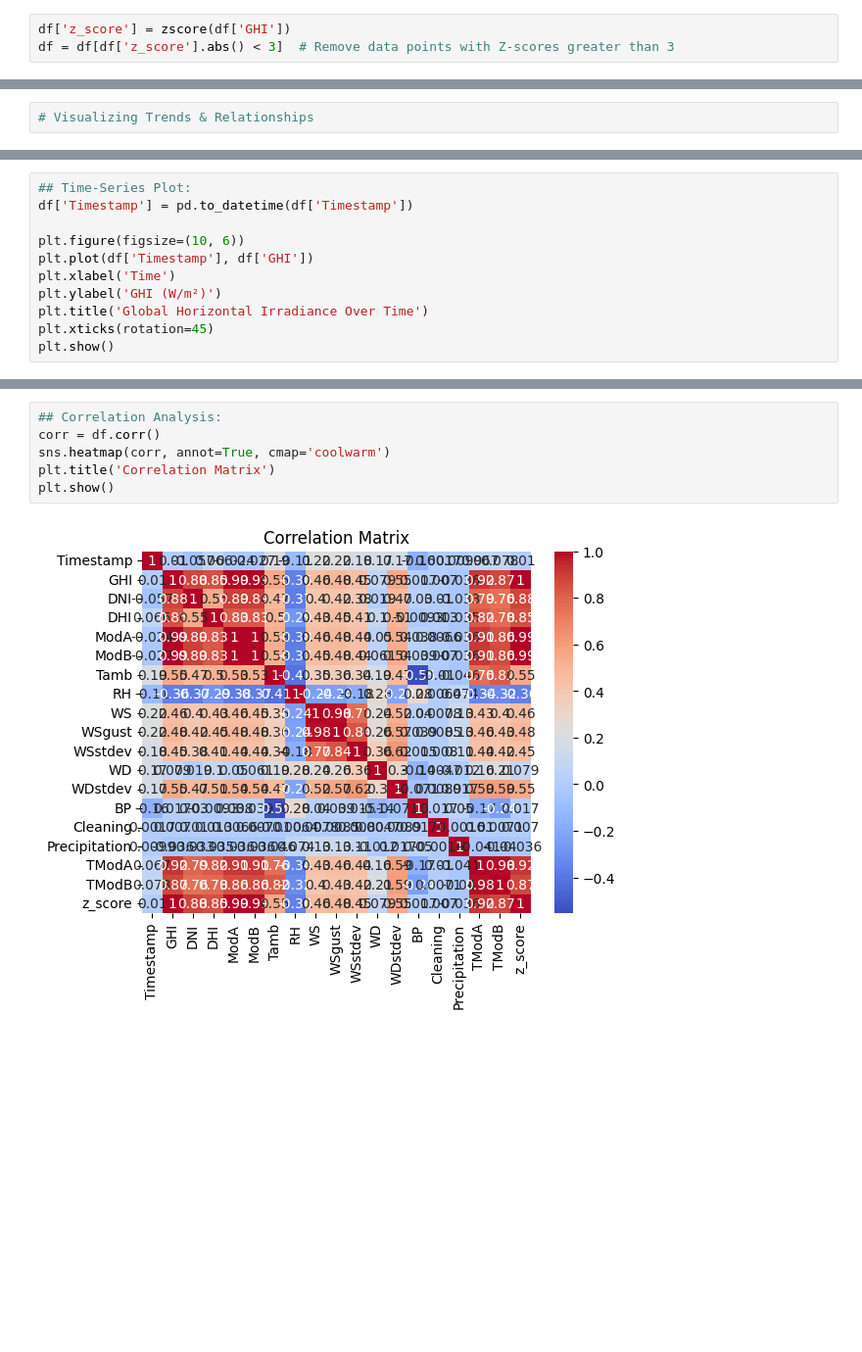
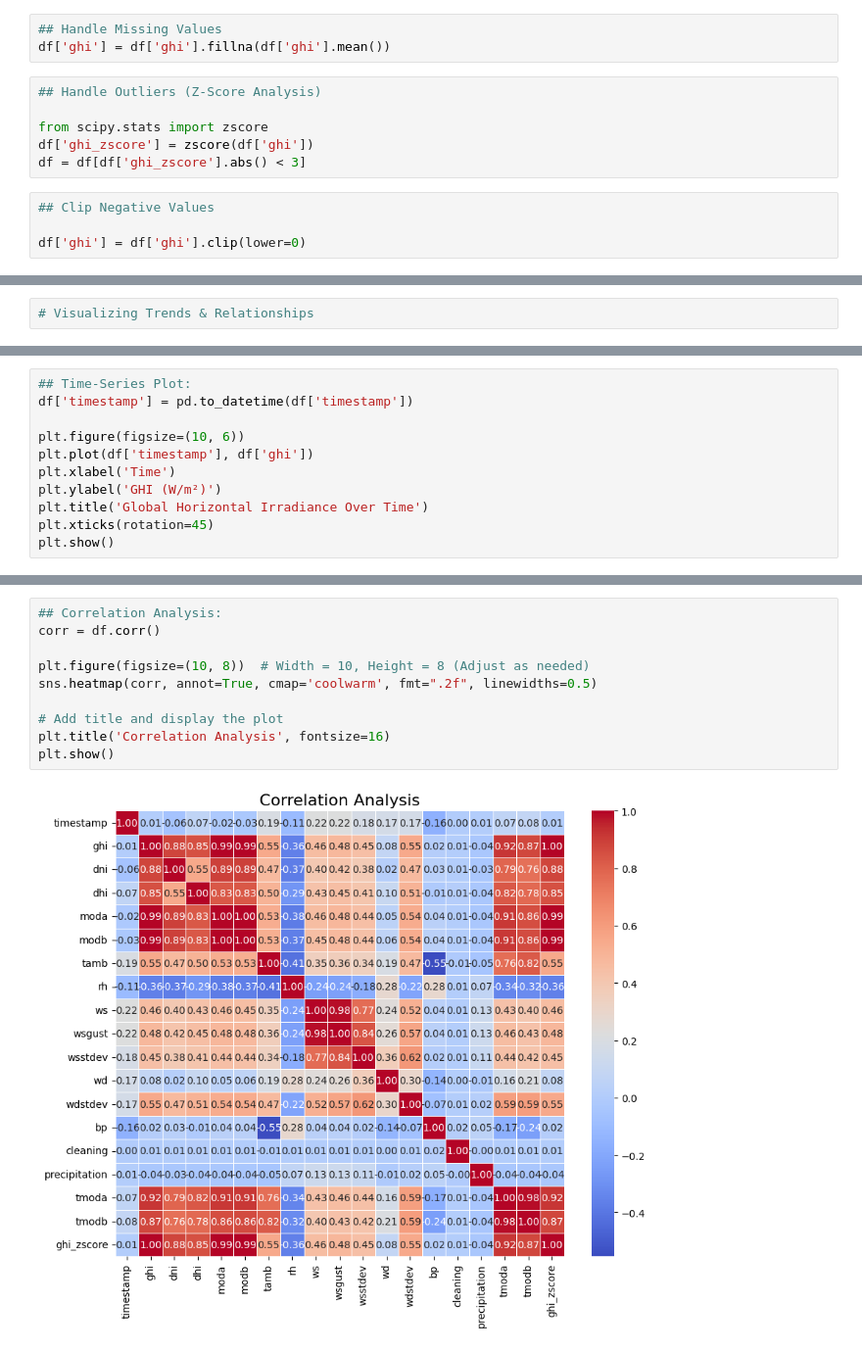
Before and after one commit to ERMIASWAKGARI/AI_Mastery_Week_0_Challenge, a Jupyter notebook: notebooks/EDA_benin-malanville.ipynb, the cells around one changed output, grey strips where cells are left out. Shown: that part at 98% size. Saved outputs shown, nothing was run; the diff lists cells and outputs as text; blank space fills up the shorter version.

```diff
--- a/notebooks/EDA_benin-malanville.ipynb
+++ b/notebooks/EDA_benin-malanville.ipynb
@@ -51,3 +100,13 @@ df = df.drop(columns=['Comments'])
+# %%
+## Handle Missing Values
+df['ghi'] = df['ghi'].fillna(df['ghi'].mean())
 # %%
-df['z_score'] = zscore(df['GHI'])
-df = df[df['z_score'].abs() < 3]  # Remove data points with Z-scores greater than 3
+## Handle Outliers (Z-Score Analysis)
+
+from scipy.stats import zscore
+df['ghi_zscore'] = zscore(df['ghi'])
+df = df[df['ghi_zscore'].abs() < 3]
+# %%
+## Clip Negative Values
+
+df['ghi'] = df['ghi'].clip(lower=0)
@@ -56,9 +139,9 @@ df = df[df['z_score'].abs() < 3]  # Remove data points with Z-scores greater tha
 # %%
 ## Time-Series Plot:
-df['Timestamp'] = pd.to_datetime(df['Timestamp'])
+df['timestamp'] = pd.to_datetime(df['timestamp'])
 
 plt.figure(figsize=(10, 6))
-plt.plot(df['Timestamp'], df['GHI'])
+plt.plot(df['timestamp'], df['ghi'])
 plt.xlabel('Time')
 plt.ylabel('GHI (W/m²)')
 plt.title('Global Horizontal Irradiance Over Time')
@@ -69,8 +152,12 @@ plt.show()
 # %%
 ## Correlation Analysis:
 corr = df.corr()
-sns.heatmap(corr, annot=True, cmap='coolwarm')
-plt.title('Correlation Matrix')
+
+plt.figure(figsize=(10, 8))  # Width = 10, Height = 8 (Adjust as needed)
+sns.heatmap(corr, annot=True, cmap='coolwarm', fmt=".2f", linewidths=0.5)
+
+# Add title and display the plot
+plt.title('Correlation Analysis', fontsize=16)
 plt.show()
 # %% [output]
-[figure, old version]
+[figure, new version]
```
Also changed, not shown: parts of 13 cells of this notebook, 11 other files.
